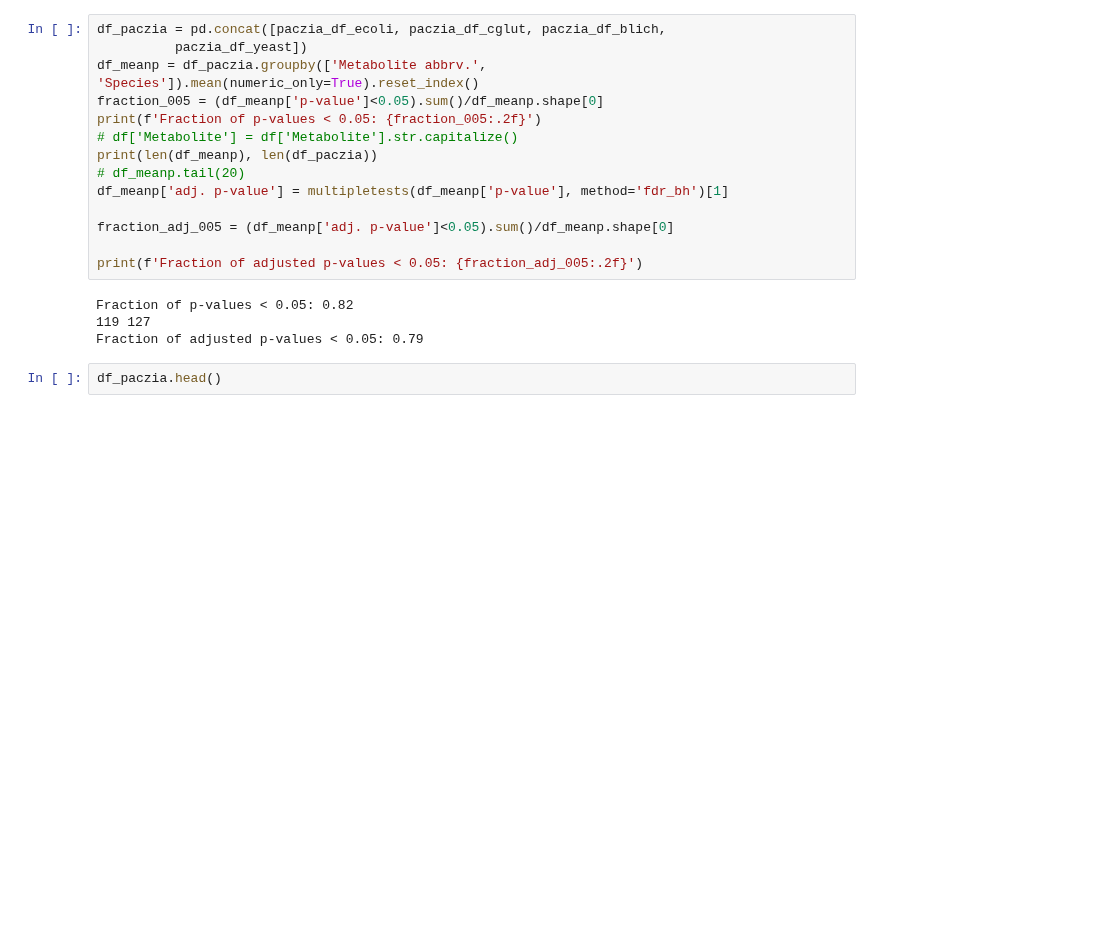
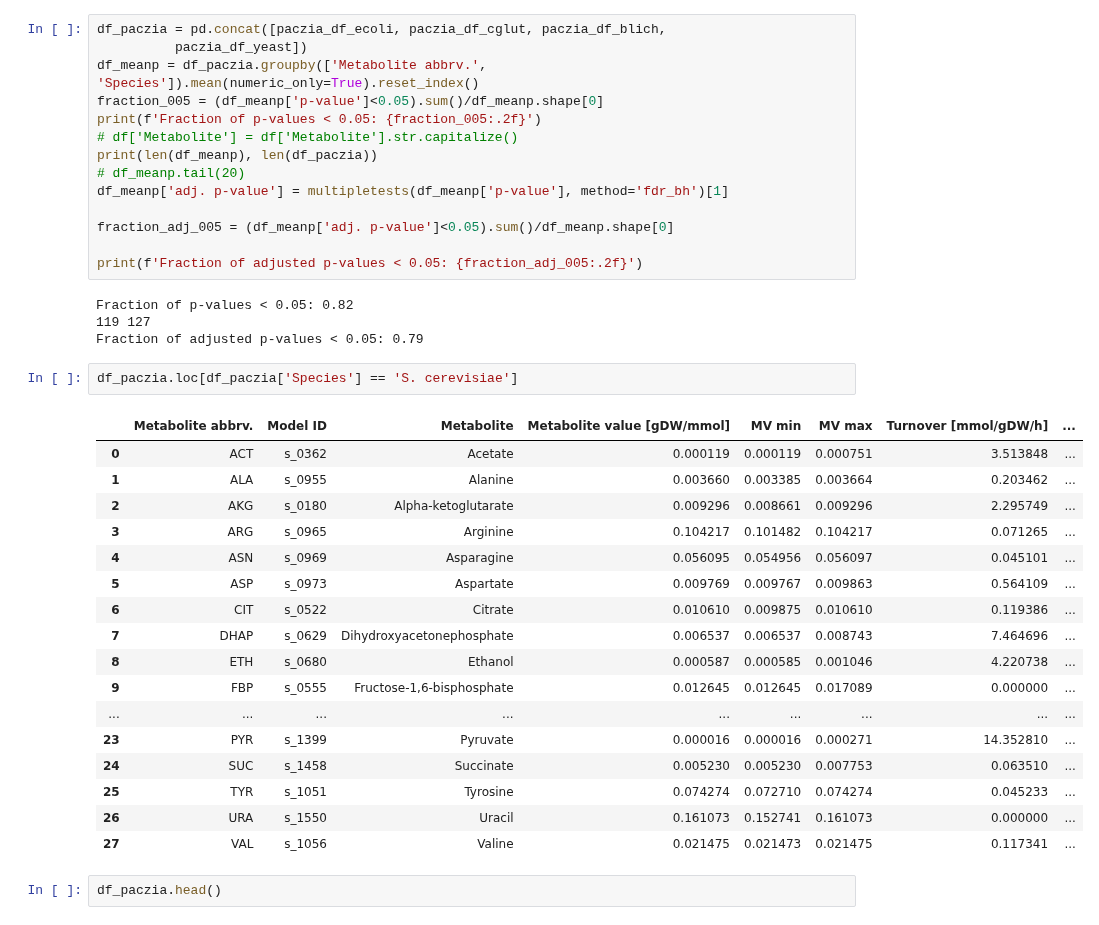
Before and after one commit to sulheim/metabolite-release, a Jupyter notebook: notebooks/1_release_rates/4_div/4A_join_batch_culture_rates.ipynb, the cells around one changed output. Drawn from its saved outputs; the diff is of its cells as text; blank space fills up the shorter version.

```diff
--- a/notebooks/1_release_rates/4_div/4A_join_batch_culture_rates.ipynb
+++ b/notebooks/1_release_rates/4_div/4A_join_batch_culture_rates.ipynb
@@ -229,6 +229,26 @@ print(f'Fraction of adjusted p-values < 0.05: {fraction_adj_005:.2f}')
 Fraction of p-values < 0.05: 0.82
 119 127
 Fraction of adjusted p-values < 0.05: 0.79
+# %%
+df_paczia.loc[df_paczia['Species'] == 'S. cerevisiae']
+# %% [output]
+|  | Metabolite abbrv. | Model ID | Metabolite | Metabolite value [gDW/mmol] | MV min | MV max | Turnover [mmol/gDW/h] | ... |
+| 0 | ACT | s_0362 | Acetate | 0.000119 | 0.000119 | 0.000751 | 3.513848 | ... |
+| 1 | ALA | s_0955 | Alanine | 0.003660 | 0.003385 | 0.003664 | 0.203462 | ... |
+| 2 | AKG | s_0180 | Alpha-ketoglutarate | 0.009296 | 0.008661 | 0.009296 | 2.295749 | ... |
+| 3 | ARG | s_0965 | Arginine | 0.104217 | 0.101482 | 0.104217 | 0.071265 | ... |
+| 4 | ASN | s_0969 | Asparagine | 0.056095 | 0.054956 | 0.056097 | 0.045101 | ... |
+| 5 | ASP | s_0973 | Aspartate | 0.009769 | 0.009767 | 0.009863 | 0.564109 | ... |
+| 6 | CIT | s_0522 | Citrate | 0.010610 | 0.009875 | 0.010610 | 0.119386 | ... |
+| 7 | DHAP | s_0629 | Dihydroxyacetonephosphate | 0.006537 | 0.006537 | 0.008743 | 7.464696 | ... |
+| 8 | ETH | s_0680 | Ethanol | 0.000587 | 0.000585 | 0.001046 | 4.220738 | ... |
+| 9 | FBP | s_0555 | Fructose-1,6-bisphosphate | 0.012645 | 0.012645 | 0.017089 | 0.000000 | ... |
+| ... | ... | ... | ... | ... | ... | ... | ... | ... |
+| 23 | PYR | s_1399 | Pyruvate | 0.000016 | 0.000016 | 0.000271 | 14.352810 | ... |
+| 24 | SUC | s_1458 | Succinate | 0.005230 | 0.005230 | 0.007753 | 0.063510 | ... |
+| 25 | TYR | s_1051 | Tyrosine | 0.074274 | 0.072710 | 0.074274 | 0.045233 | ... |
+| 26 | URA | s_1550 | Uracil | 0.161073 | 0.152741 | 0.161073 | 0.000000 | ... |
+| 27 | VAL | s_1056 | Valine | 0.021475 | 0.021473 | 0.021475 | 0.117341 | ... |
 # %%
 df_paczia.head()
 # %% [output]
```
Also changed, not shown: 7 other files.
